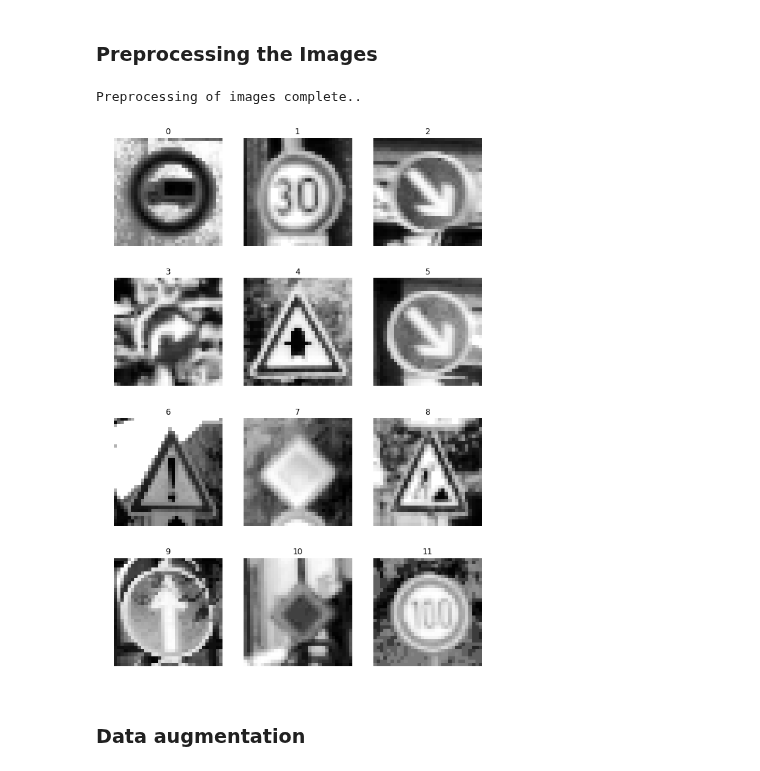
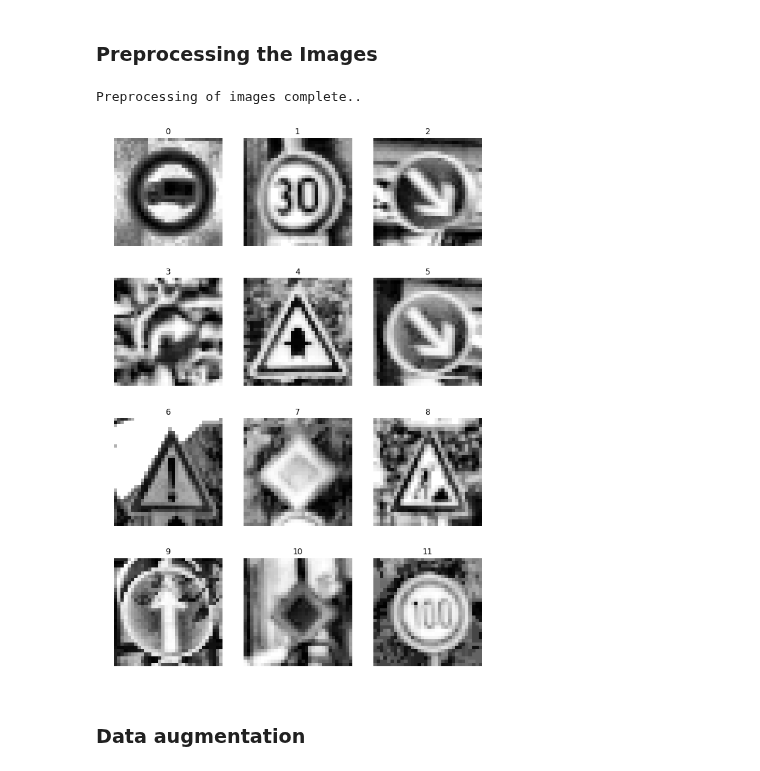
Before and after one commit to BusAI-Self-Driving-Car/carnd-traffic-sign-classifier, a Jupyter notebook: Traffic_Sign_Classifier.ipynb, the cells around one changed output. Saved outputs shown, nothing was run; the diff lists cells and outputs as text; code cells hidden in the pictures.

```diff
--- a/Traffic_Sign_Classifier.ipynb
+++ b/Traffic_Sign_Classifier.ipynb
@@ -161,6 +161,20 @@ for i in range(0, n_classes):
 plt.show()
 # %% [output]
 [figure]
+# %%
+# validation data set
+num_of_valid_samples=[]
+
+for i in range(0, n_classes):
+    x_valid_selected = X_valid[y_valid == i]
+    num_of_valid_samples.append(len(x_valid_selected))
+# %%
+# test data set
+num_of_test_samples=[]
+
+for i in range(0, n_classes):
+    x_test_selected = X_test[y_test == i]
+    num_of_test_samples.append(len(x_test_selected))
 # %%
 #Plot number of images per class
 plt.figure(figsize=(16, 6))
@@ -227,6 +264,14 @@ def grayscale(img):
     :return: image in grayscale
     """
     return cv2.cvtColor(img, cv2.COLOR_BGR2GRAY)
+
+def applyCLAHE(img):
+    """
+    Apply local contrast maximization to a single channel uint8 image
+    """
+    clahe = cv2.createCLAHE(clipLimit=4.0, tileGridSize=(4,4))
+    img_clahe = clahe.apply(img)
+    return img_clahe
 
 def hist_equalize(img):
     """
@@ -255,34 +300,35 @@ def pre_processing(img_list):
     with single channel
     :param img_list:
     :return:
     """
     count = len(img_list)
     shape = img_list[0].shape
     processed = []
 
     for i in range(count):
         img = img_list[i]
         img = grayscale(img_list[i])
+        img = applyCLAHE(img).reshape(img.shape)
         img = hist_equalize(img)
         img = normalize_scale(img)
         processed.append(img)
 
     print("Preprocessing of images complete..\n")
 
     return np.reshape(np.array(processed), [count, shape[0], shape[1], 1])
 
 # unit test: plot a few to see the result
 images = pre_processing(X_test[0:12])
 plt.figure(figsize=(10, 15))
 for i in range(0, 12):
     plt.subplot(4, 3, i+1)
     plt.imshow(images[i].squeeze(), cmap='gray') #draw the first image of each class
     plt.title(i)
     plt.axis('off')
 plt.show()
 # %% [output]
 Preprocessing of images complete..
-[figure, old version]
+[figure, new version]
 # %% [markdown]
 ### Data augmentation
 # %%
```
Also changed, not shown: parts of 10 cells of this notebook, 15 other files.
